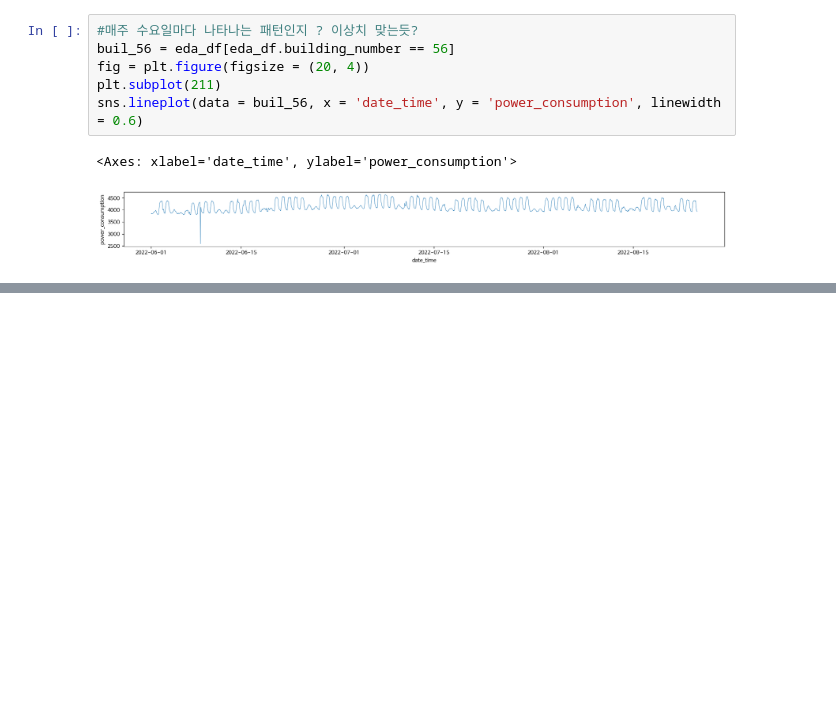
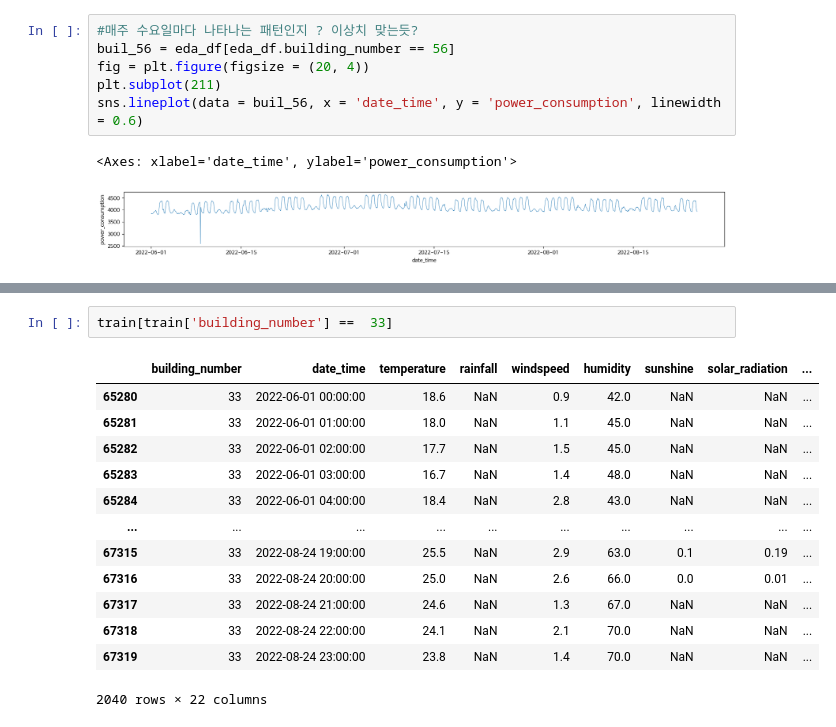
Before and after one commit to noweahc/energy, a Jupyter notebook: EDA.ipynb, the cells around one changed output, grey strips where cells are left out. Saved outputs shown, nothing was run; the diff lists cells and outputs as text; blank space fills up the shorter version.

```diff
--- a/EDA.ipynb
+++ b/EDA.ipynb
@@ -349,0 +363,16 @@ sns.lineplot(data = buil_56, x = 'date_time', y = 'power_consumption', linewidth
+# %%
+train[train['building_number'] ==  33]
+# %% [output]
+|  | building_number | date_time | temperature | rainfall | windspeed | humidity | sunshine | solar_radiation | ... |
+| 65280 | 33 | 2022-06-01 00:00:00 | 18.6 | NaN | 0.9 | 42.0 | NaN | NaN | ... |
+| 65281 | 33 | 2022-06-01 01:00:00 | 18.0 | NaN | 1.1 | 45.0 | NaN | NaN | ... |
+| 65282 | 33 | 2022-06-01 02:00:00 | 17.7 | NaN | 1.5 | 45.0 | NaN | NaN | ... |
+| 65283 | 33 | 2022-06-01 03:00:00 | 16.7 | NaN | 1.4 | 48.0 | NaN | NaN | ... |
+| 65284 | 33 | 2022-06-01 04:00:00 | 18.4 | NaN | 2.8 | 43.0 | NaN | NaN | ... |
+| ... | ... | ... | ... | ... | ... | ... | ... | ... | ... |
+| 67315 | 33 | 2022-08-24 19:00:00 | 25.5 | NaN | 2.9 | 63.0 | 0.1 | 0.19 | ... |
+| 67316 | 33 | 2022-08-24 20:00:00 | 25.0 | NaN | 2.6 | 66.0 | 0.0 | 0.01 | ... |
+| 67317 | 33 | 2022-08-24 21:00:00 | 24.6 | NaN | 1.3 | 67.0 | NaN | NaN | ... |
+| 67318 | 33 | 2022-08-24 22:00:00 | 24.1 | NaN | 2.1 | 70.0 | NaN | NaN | ... |
+| 67319 | 33 | 2022-08-24 23:00:00 | 23.8 | NaN | 1.4 | 70.0 | NaN | NaN | ... |
+2040 rows × 22 columns
```
Also changed, not shown: parts of 4 cells of this notebook.
